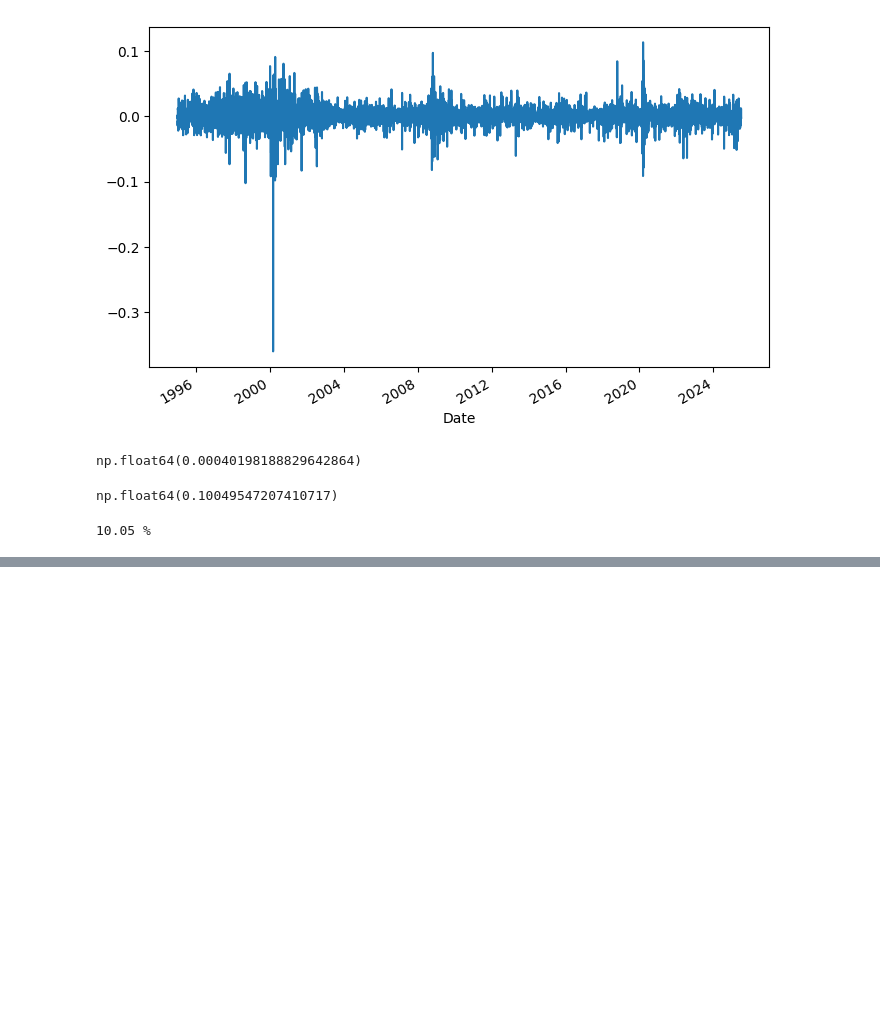
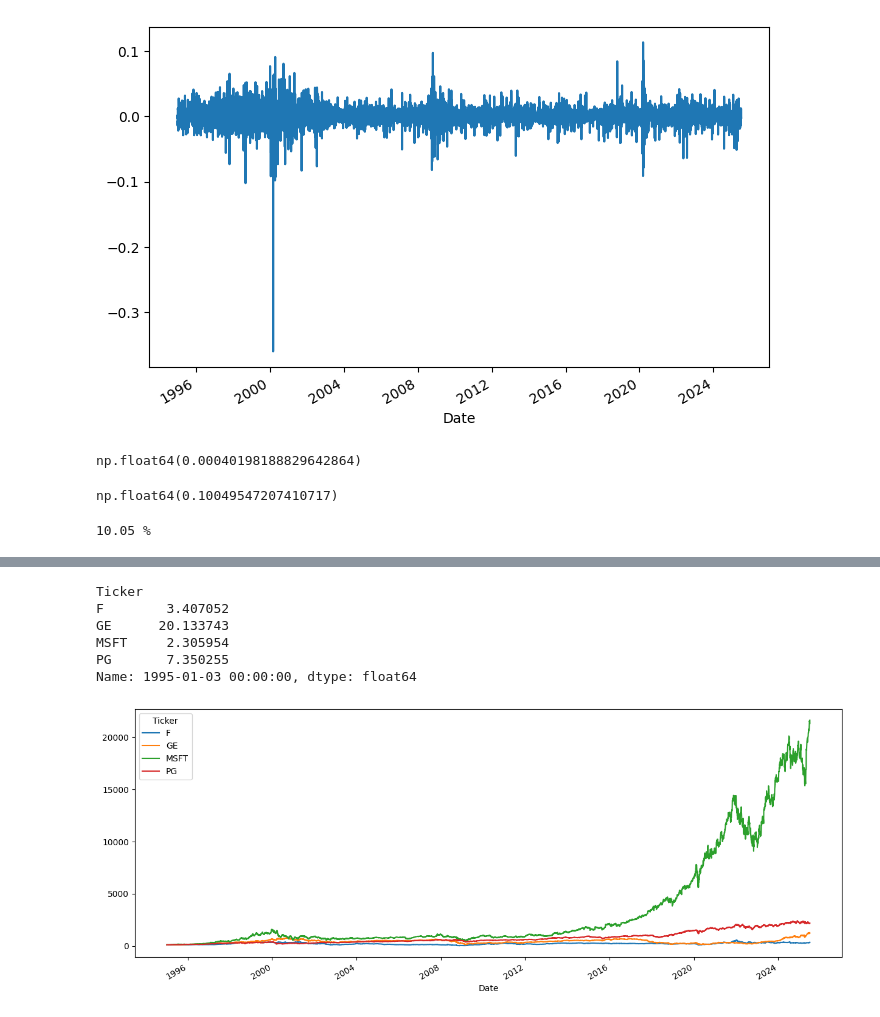
Before and after one commit to Rainspistols/Python-for-Finance, a Jupyter notebook: some.ipynb, the cells around one changed output, grey strips where cells are left out. Drawn from its saved outputs; the diff is of its cells as text; code cells hidden in the pictures; blank space fills up the shorter version.

```diff
--- a/some.ipynb
+++ b/some.ipynb
@@ -98,3 +93,9 @@ np.float64(0.10049547207410717)
 print(str(round(log_return_a, 5) * 100) + " %")
 # %% [output]
 10.05 %
+# %%
+tickers = ["PG", "MSFT", "F", "GE"]
+mydata = yf.download(tickers, start="1995-01-01", end=today, auto_adjust=False)
+mydata = mydata["Adj Close"]
+
+mydata.tail()
@@ -100,0 +111,14 @@ print(str(round(log_return_a, 5) * 100) + " %")
+# %%
+mydata.iloc[0]
+# %% [output]
+Ticker
+F        3.407052
+GE      20.133743
+MSFT     2.305954
+PG       7.350255
+Name: 1995-01-03 00:00:00, dtype: float64
+# %%
+(mydata / mydata.iloc[0] * 100).plot(figsize=(15, 6))
+plt.show()
+# %% [output]
+[figure, added]
```
Also changed, not shown: parts of 13 cells of this notebook.
